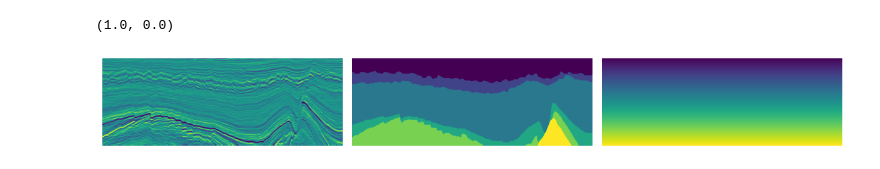
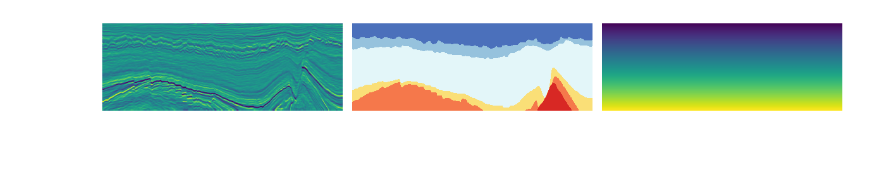
Before and after one commit to viniciuslsoares/UnetReplicate, a Jupyter notebook: data.ipynb, the cells around one changed output. Saved outputs shown, nothing was run; the diff lists cells and outputs as text; code cells hidden in the pictures.

```diff
--- a/data.ipynb
+++ b/data.ipynb
@@ -50,12 +27,0 @@ def generate_gradient(shape: tuple[int, int]) -> np.ndarray:
-# %%
-def get_input_data(filename) -> np.ndarray:
-
-    '''
-    Load image from filename (tiff, png, npy, pt) and generates the gradient on the size of the image
-    Concatenate them and return the result in np.array
-    (H, W, C), C = 2
-    '''
-
-    data = load_image(filename)
-    gradient = generate_gradient(data.shape)[:,:,1]
-    return np.concatenate([np.expand_dims(data, axis=2), np.expand_dims(gradient, axis=2)], axis=2)
@@ -83,0 +28,10 @@ def unique_mask_values(idx, mask_dir, mask_suffix):
+# %%
+from matplotlib.colors import ListedColormap
+
+cmap = ListedColormap([[0.29411764705882354, 0.4392156862745098, 0.7333333333333333],
+                        [0.5882352941176471, 0.7607843137254902, 0.8666666666666667],
+                        [0.8901960784313725, 0.9647058823529412, 0.9764705882352941],
+                        [0.9803921568627451, 0.8745098039215686, 0.4666666666666667],
+                        [0.9607843137254902, 0.47058823529411764, 0.29411764705882354],
+                        [0.8470588235294118, 0.1568627450980392, 0.1411764705882353]]
+                            )
@@ -84,3 +63,3 @@ def unique_mask_values(idx, mask_dir, mask_suffix):
 # %%
-data_filename = "data/images/train/il_0.tif"
-mask_filename = "data/annotations/train/il_0.png"
+data_filename = "data/images/train/"
+mask_filename = "data/annotations/train/"
@@ -113,20 +66,21 @@ teste[:,:,0], teste[:,:,1], type(teste), teste[:,:,0].shape
-# %%
-teste[:,:,1].max(), teste[:,:,1].min()
-# %% [output]
-(1.0, 0.0)
+# %%
+file = "il_0"
+
+teste = get_input_data(data_filename + file + ".tif")
+mask = load_image(mask_filename + file + ".png")
 # %%
 import matplotlib.pyplot as plt
 fig, axs = plt.subplots(1, 3, figsize=(12, 4))
 
 axs[0].imshow(teste[:,:,0])
-axs[1].imshow(mask)
+axs[1].imshow(mask, cmap=cmap)
 axs[2].imshow(teste[:,:,1])
 
 # Remove the axis labels
 for ax in axs:
     ax.axis('off')
 
 plt.tight_layout()
 plt.show()
 # %% [output]
-[figure, old version]
+[figure, new version]
```
Also changed, not shown: parts of 34 cells of this notebook, 1 other file.
